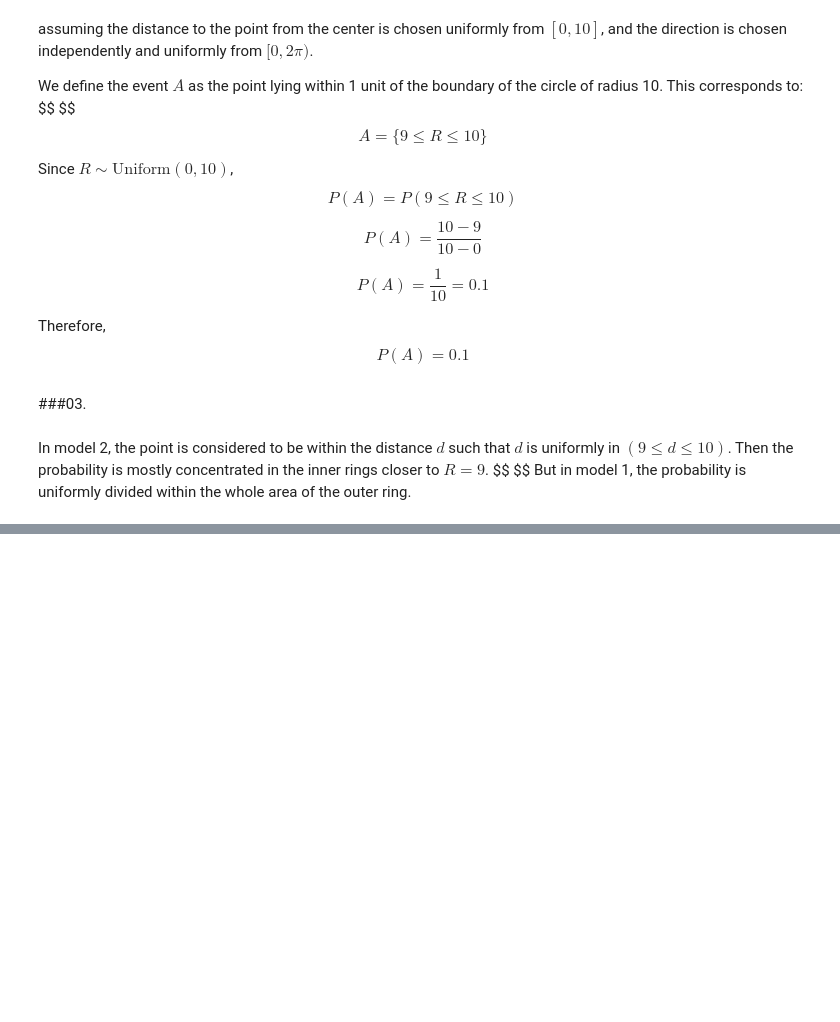
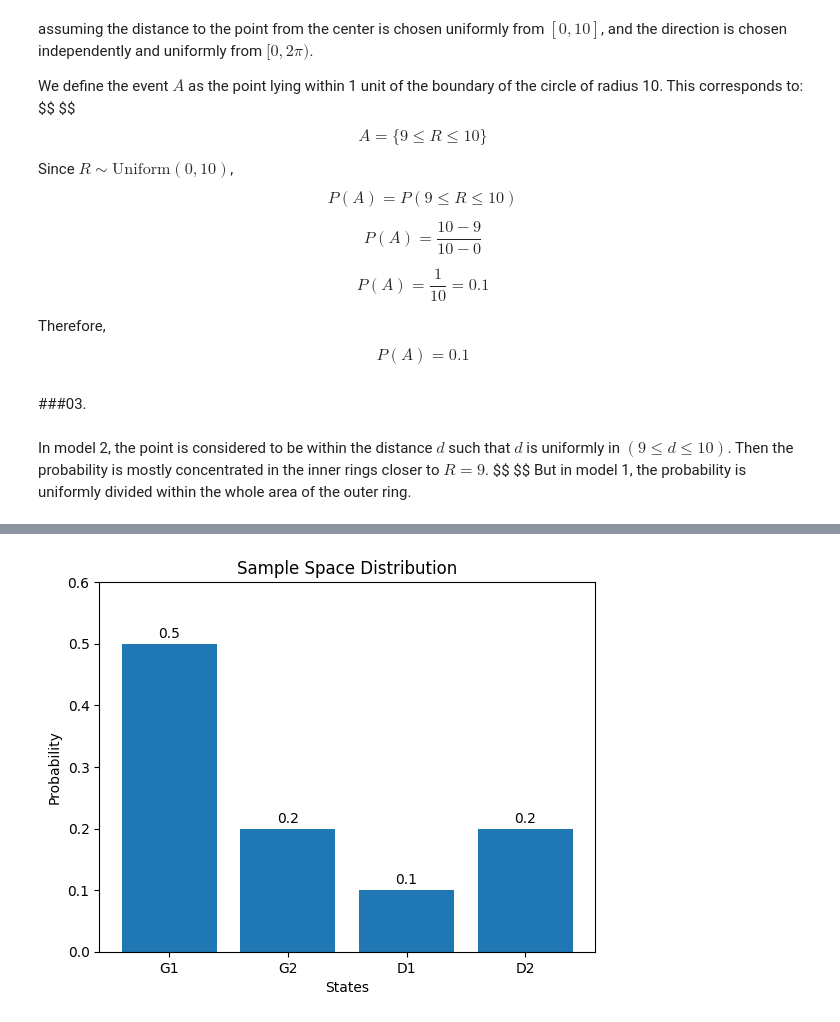
Before and after one commit to dinujakr/Statistical-Learning-e20190, a Jupyter notebook: Assignments/Assignment01.ipynb, the cells around one changed output, grey strips where cells are left out. Cells and saved outputs as stored; diff of their text form; code cells hidden in the pictures; blank space fills up the shorter version.

```diff
--- a/Assignments/Assignment01.ipynb
+++ b/Assignments/Assignment01.ipynb
@@ -62,0 +486,18 @@ But in model 1, the probability is uniformly divided within the whole area of th
+# %%
+import matplotlib.pyplot as plt
+
+states = ['G1','G2','D1','D2']
+probs = [0.50,0.20,0.10,0.20]
+
+plt.bar(states, probs)
+plt.xlabel("States")
+plt.ylabel("Probability")
+plt.title("Sample Space Distribution")
+
+for i,p in enumerate(probs):
+    plt.text(i, p+0.01, str(p), ha='center')
+
+plt.ylim(0,0.6)
+plt.show()
+# %% [output]
+[figure, added]
```
Also changed, not shown: parts of 21 cells of this notebook.
